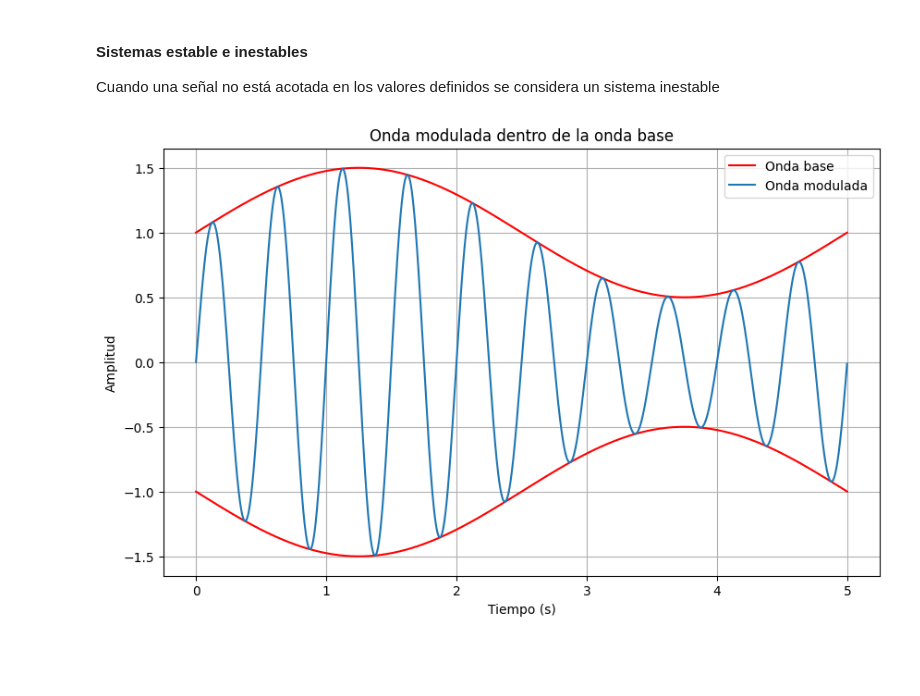
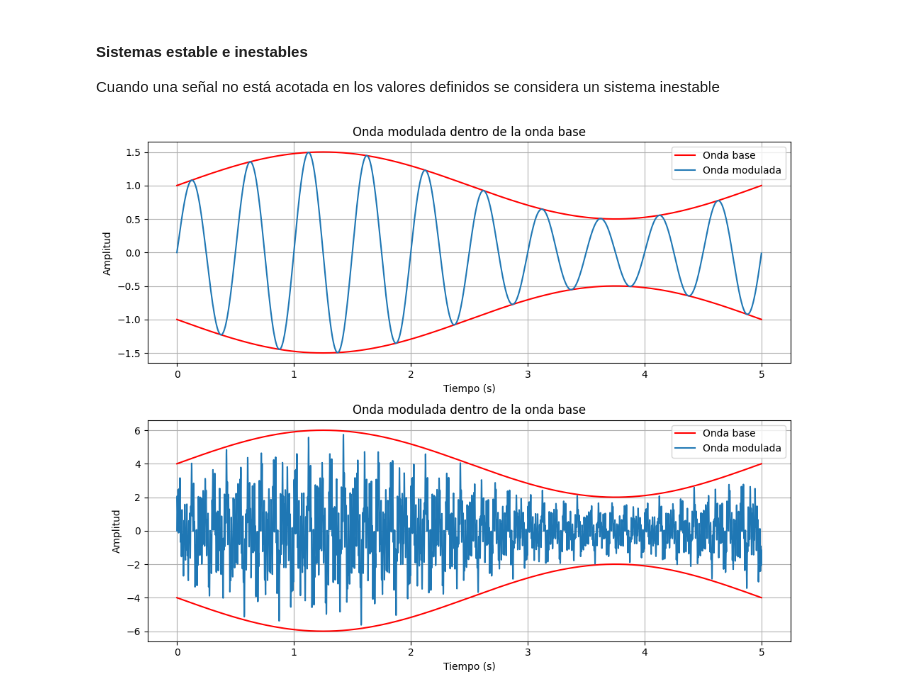
Before and after one commit to Rodolfox22/Procesamiento-de-se-ales, a Jupyter notebook: clase 4 4-4.ipynb, the cells around one changed output. Drawn from its saved outputs; the diff is of its cells as text; code cells hidden in the pictures; blank space fills up the shorter version.

```diff
--- a/clase 4 4-4.ipynb
+++ b/clase 4 4-4.ipynb
@@ -54,7 +54,9 @@ El concepto fundamental de los señales es ue las puedo descomponer, y luego de
 # Crear una señal de ejemplo
 frecuencia_muestreo = 1000  # Frecuencia de muestreo en Hz
 tiempo_total = 5  # Duración total de la señal en segundos
-t = np.linspace(0, tiempo_total, tiempo_total * frecuencia_muestreo, endpoint=False)  # Eje temporal
+t = np.linspace(
+    0, tiempo_total, tiempo_total * frecuencia_muestreo, endpoint=False
+)  # Eje temporal
 frecuencia_señal = 10  # Frecuencia de la señal en Hz
 senal = np.sin(2 * np.pi * frecuencia_señal * t)  # Señal sinusoidal de frecuencia 10 Hz
 senal1 = np.sin(2 * np.pi * 50 * t)  # Señal sinusoidal de frecuencia 50 Hz
@@ -64,22 +66,22 @@ senal3 = np.sin(2 * np.pi * 121 * t)  # Señal sinusoidal de frecuencia 121 Hz
 senal = senal + senal1 + senal2 + senal3
 # Calcular la transformada de Fourier
 transformada = np.fft.fft(senal)
-frecuencias = np.fft.fftfreq(len(transformada), d=1/frecuencia_muestreo)
+frecuencias = np.fft.fftfreq(len(transformada), d=1 / frecuencia_muestreo)
 
 # Graficar la señal en el dominio del tiempo
-plt.figure(figsize=(12, 6))
+plt.figure(figsize=(20, 8))
 plt.subplot(2, 1, 1)
 plt.plot(t, senal)
-plt.title('Señal en el dominio del tiempo')
-plt.xlabel('Tiempo (s)')
-plt.ylabel('Amplitud')
+plt.title("Señal en el dominio del tiempo")
+plt.xlabel("Tiempo (s)")
+plt.ylabel("Amplitud")
 
 # Graficar la transformada de Fourier
 plt.subplot(2, 1, 2)
 plt.plot(frecuencias, np.abs(transformada))
-plt.title('Transformada de Fourier')
-plt.xlabel('Frecuencia (Hz)')
-plt.ylabel('Amplitud')
+plt.title("Transformada de Fourier")
+plt.xlabel("Frecuencia (Hz)")
+plt.ylabel("Amplitud")
 plt.grid(True)
 
 plt.tight_layout()
@@ -98,36 +100,54 @@ Cuando una señal no está acotada en los valores definidos se considera un sist
 frecuencia_moduladora = 0.2  # Frecuencia de la onda moduladora en Hz
 amplitud_moduladora = 0.5  # Amplitud de la onda moduladora
 frecuencia_portadora = 2  # Frecuencia de la onda portadora en Hz
 amplitud_portadora = 1  # Amplitud de la onda portadora
 
 # Definir el dominio de tiempo
 tiempo_total = 5  # Duración total de la señal en segundos
 frecuencia_muestreo = 1000  # Frecuencia de muestreo en Hz
-#t = np.linspace(0, tiempo_total, tiempo_total * frecuencia_muestreo, endpoint=False)
+# t = np.linspace(0, tiempo_total, tiempo_total * frecuencia_muestreo, endpoint=False)
 
 # Calcular la onda moduladora
 onda_moduladora = amplitud_moduladora * np.sin(2 * np.pi * frecuencia_moduladora * t)
 
 # Calcular la onda modulada (producto de las ondas moduladora y portadora)
 onda_modulada = (
     (1 + onda_moduladora)
     * amplitud_portadora
     * np.sin(2 * np.pi * frecuencia_portadora * t)
 )
 
-onda_moduladora = onda_moduladora + 1
-onda_moduladora_inversa = -onda_moduladora
+onda_modulada_suma = (1 + onda_moduladora) * amplitud_portadora * senal
+
+onda_moduladora_ver = onda_moduladora + 1
+onda_moduladora_inversa = -onda_moduladora_ver
+
+onda_moduladora_suma = onda_moduladora * 4 + 4
+onda_moduladora_inversa_suma = -onda_moduladora_suma
 
 # Graficar las ondas
-plt.figure(figsize=(10, 6))
-plt.plot(t, onda_moduladora, label="Onda base", color="red")
+plt.figure(figsize=(10, 8))
+plt.subplot(2, 1, 1)
+plt.plot(t, onda_moduladora_ver, label="Onda base", color="red")
 plt.plot(t, onda_moduladora_inversa, color="red")
 plt.plot(t, onda_modulada, label="Onda modulada")
 plt.xlabel("Tiempo (s)")
 plt.ylabel("Amplitud")
 plt.title("Onda modulada dentro de la onda base")
 plt.legend()
 plt.grid(True)
+
+plt.subplot(2, 1, 2)
+plt.plot(t, onda_moduladora_suma, label="Onda base", color="red")
+plt.plot(t, onda_moduladora_inversa_suma, color="red")
+plt.plot(t, onda_modulada_suma, label="Onda modulada")
+plt.xlabel("Tiempo (s)")
+plt.ylabel("Amplitud")
+plt.title("Onda modulada dentro de la onda base")
+plt.legend()
+
+plt.tight_layout()
+plt.grid(True)
 plt.show()
 # %% [output]
-[figure, old version]
+[figure, new version]
```
Also changed, not shown: parts of 1 cell of this notebook, 15 other files.
